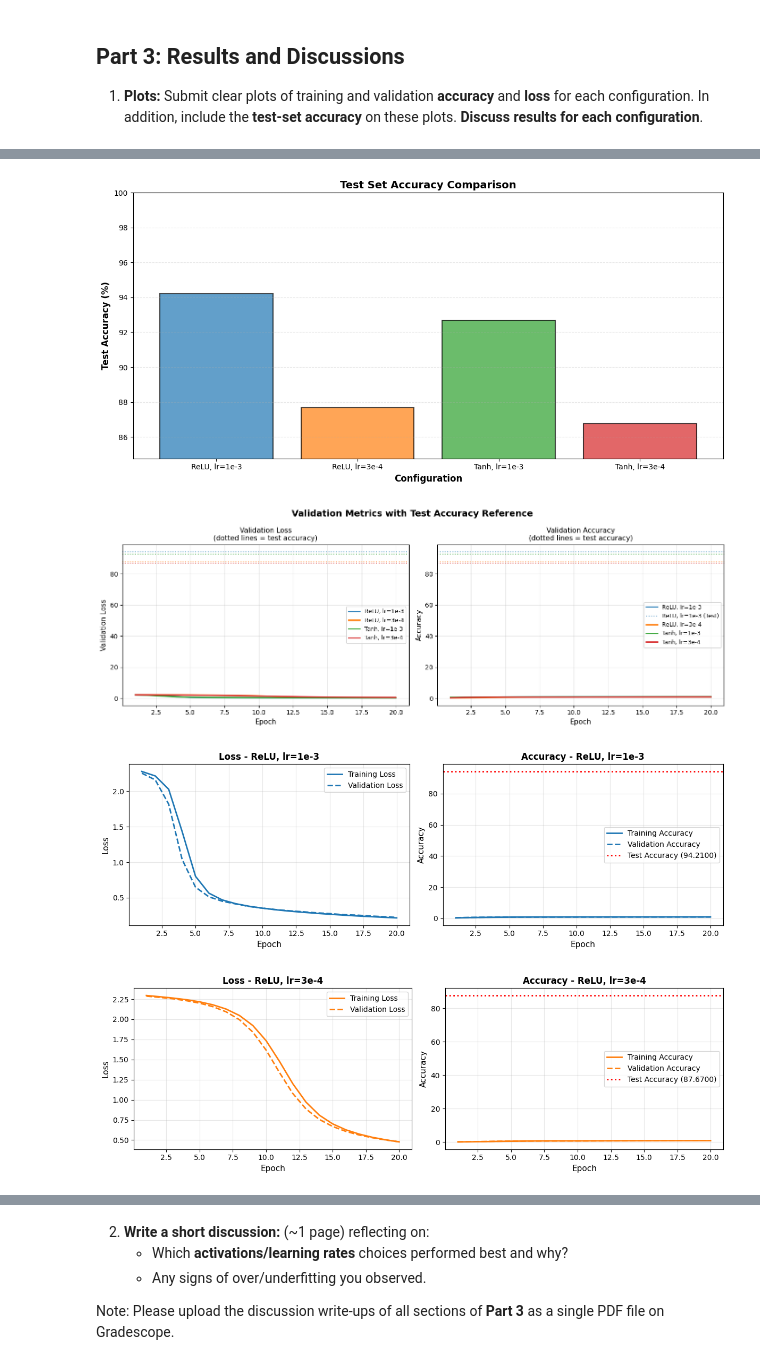
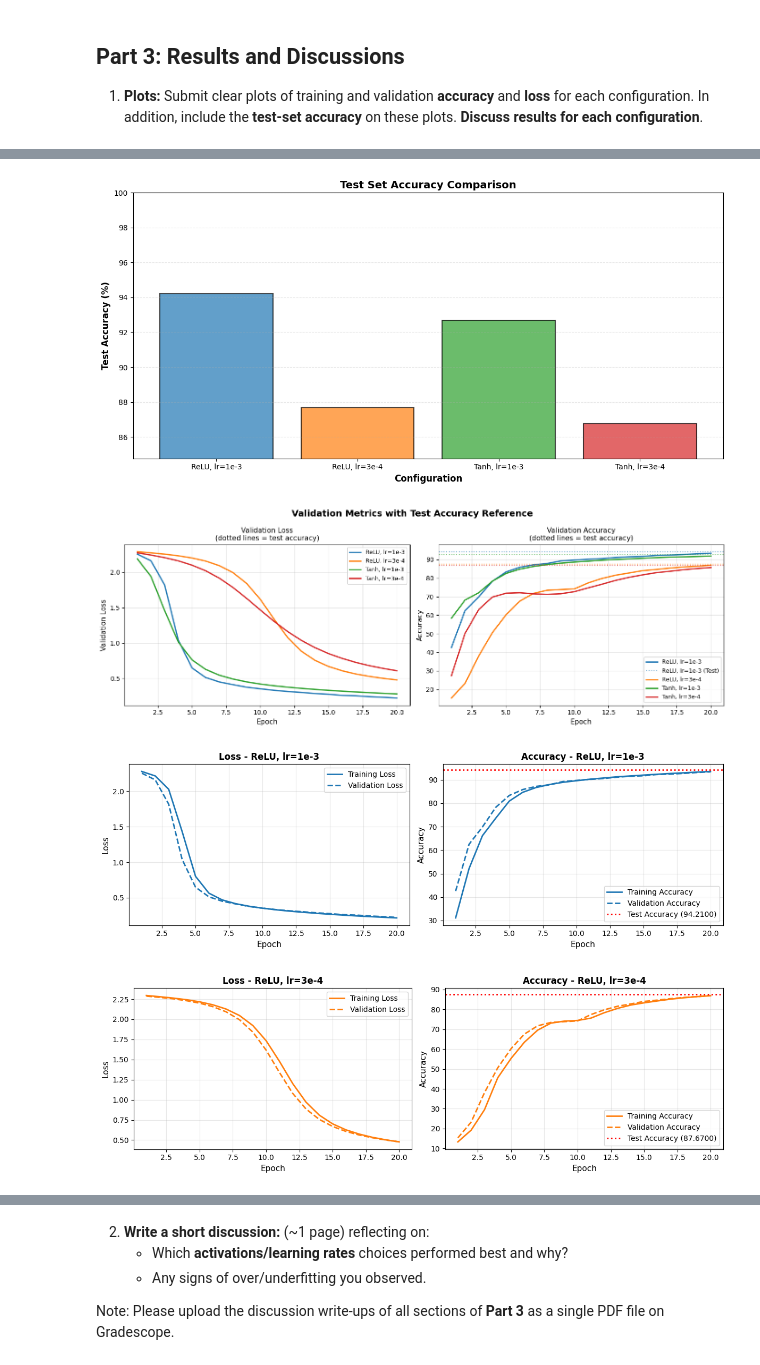
Before and after one commit to GharibSidney/RPL_Assignements, a Jupyter notebook: IFT6135_A2025_HW1_EN__Gharib.ipynb, the cells around one changed output, grey strips where cells are left out. Saved outputs shown, nothing was run; the diff lists cells and outputs as text; code cells hidden in the pictures.

```diff
--- a/IFT6135_A2025_HW1_EN__Gharib.ipynb
+++ b/IFT6135_A2025_HW1_EN__Gharib.ipynb
@@ -1359,11 +1359,11 @@ for idx, (result, name, color) in enumerate(zip(value_array, config_names, color
     # Validation Loss with Test Accuracy line
     axes3[0].plot(epochs, result['val_loss'],
                   label=f"{name}", color=color, linewidth=2)
-    axes3[0].axhline(y=result['test_acc'], color=color,
-                     linestyle=':', linewidth=1.5, alpha=0.6)
+    # axes3[0].axhline(y=result['test_acc'], color=color,
+    #                  linestyle=':', linewidth=1.5, alpha=0.6)
 
     # Validation Accuracy with Test Accuracy line
-    axes3[1].plot(epochs, result['val_acc'],
+    axes3[1].plot(epochs, np.array(result['val_acc'])*100,
                   label=f"{name}", color=color, linewidth=2)
     axes3[1].axhline(y=result['test_acc'], color=color,
                      linestyle=':', linewidth=1.5, alpha=0.6,
@@ -1404,9 +1404,9 @@ for idx, (result, name, color) in enumerate(zip(value_array, config_names, color
     axes4[0].grid(True, alpha=0.3)
 
     # Accuracy plot
-    axes4[1].plot(epochs, result['train_acc'], label='Training Accuracy',
+    axes4[1].plot(epochs, np.array(result['train_acc']) *100, label='Training Accuracy',
                   color=color, linewidth=2)
-    axes4[1].plot(epochs, result['val_acc'], label='Validation Accuracy',
+    axes4[1].plot(epochs, np.array(result['val_acc']) *100, label='Validation Accuracy',
                   color=color, linewidth=2, linestyle='--')
     axes4[1].axhline(y=result['test_acc'], color='red', linestyle=':',
                      linewidth=2, label=f'Test Accuracy ({result["test_acc"]:.4f})')
@@ -1425,33 +1425,33 @@ for idx, (result, name, color) in enumerate(zip(value_array, config_names, color
 # Print summary statistics for discussion
 # ============================================
 print("\n" + "="*70)
 print("RESULTS SUMMARY")
 print("="*70)
 
 for name, result in zip(config_names, value_array):
     print(f"\n{name}:")
     print(f"  Final Train Loss:     {result['train_loss'][-1]:.4f}")
     print(f"  Final Val Loss:       {result['val_loss'][-1]:.4f}")
     print(f"  Final Train Acc:      {result['train_acc'][-1]:.4f}")
     print(f"  Final Val Acc:        {result['val_acc'][-1]:.4f}")
     print(f"  Test Accuracy:        {result['test_acc']:.4f}")
 
     # Check for overfitting
     overfit = result['train_acc'][-1] - result['val_acc'][-1]
     print(f"  Train-Val Gap:        {overfit:.4f} {'(overfitting detected)' if overfit > 0.1 else ''}")
 
     # Generalization (val vs test)
     generalization = abs(result['val_acc'][-1] - result['test_acc'])
     print(f"  Val-Test Gap:         {generalization:.4f}")
 
 print("\n" + "="*70)
 print("\nBest Configuration:")
 best_idx = np.argmax([result['test_acc'] for result in value_array])
 print(f"  {config_names[best_idx]} with Test Accuracy: {value_array[best_idx]['test_acc']:.4f}")
 print("="*70)
 # %% [output]
 [figure]
 [figure]
-[figure, old version]
+[figure, new version]
-[figure, old version]
+[figure, new version]
-[figure, old version]
+[figure, new version]
```
Also changed, not shown: parts of 1 cell of this notebook.
